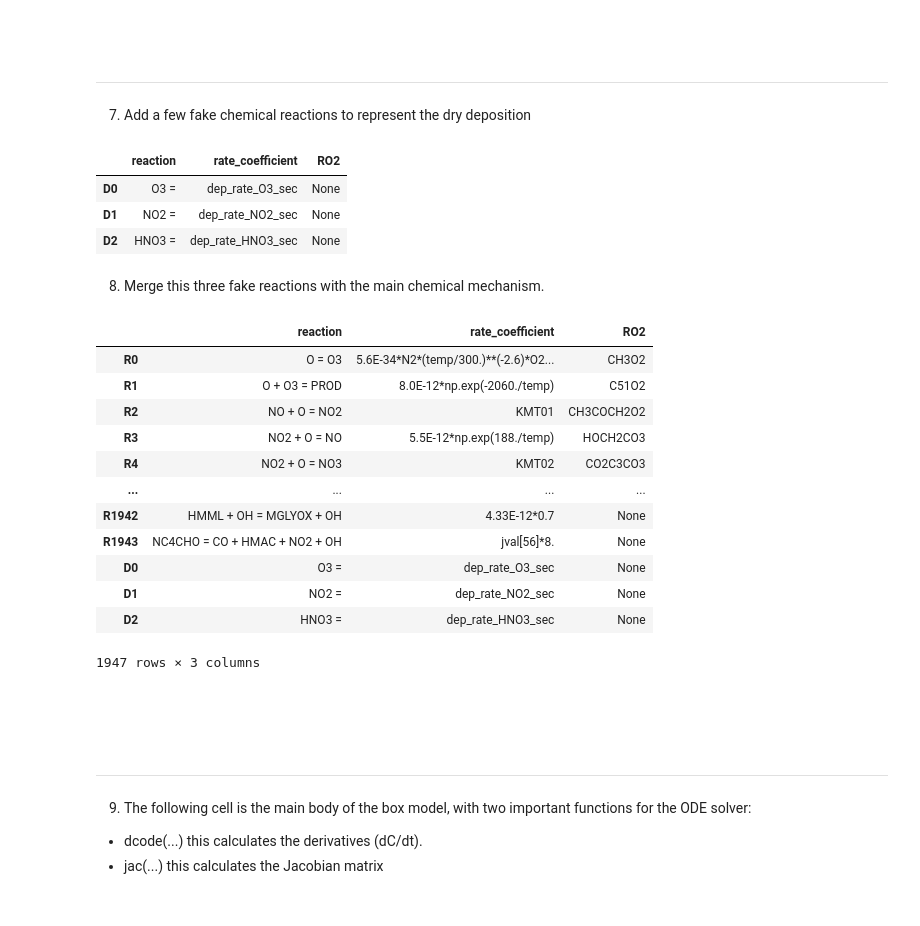
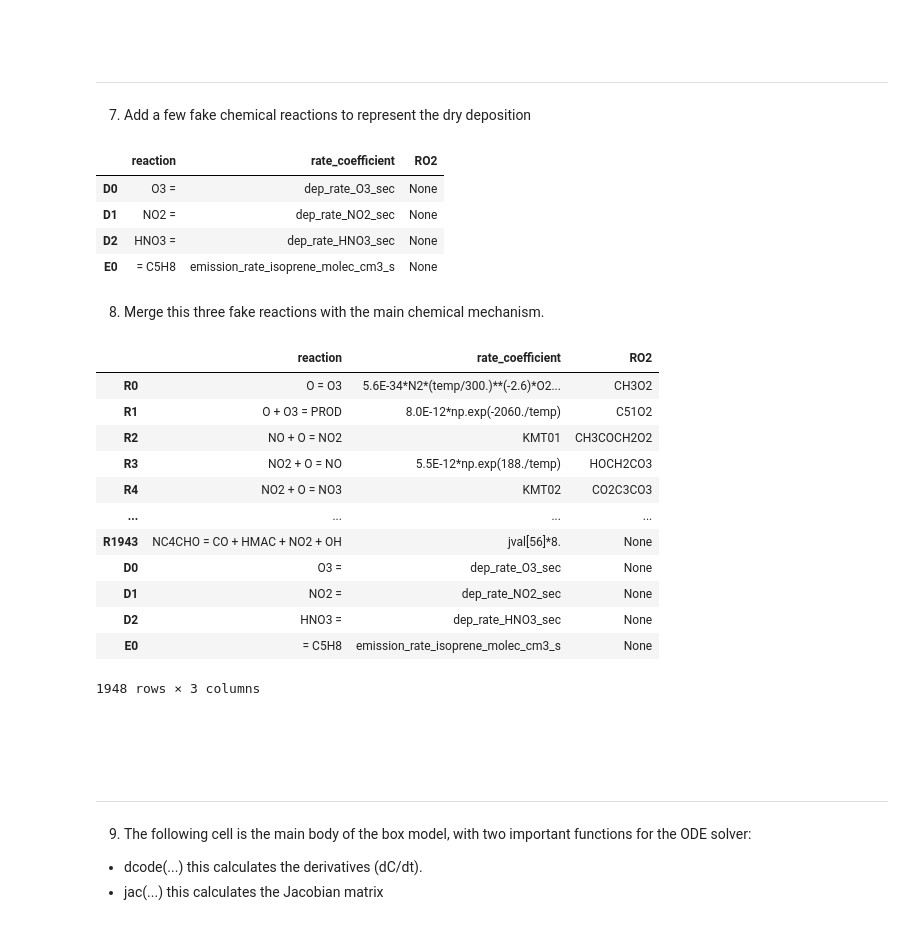
Before and after one commit to drpeppurr/yamcha, a Jupyter notebook: tutorial/YAMCHA_tutorial_ch4.ipynb, the cells around one changed output. Cells and saved outputs as stored; diff of their text form; code cells hidden in the pictures.

```diff
--- a/tutorial/YAMCHA_tutorial_ch4.ipynb
+++ b/tutorial/YAMCHA_tutorial_ch4.ipynb
@@ -556,16 +560,18 @@ plt.show()
 # %%
 ChemMech_dep = pd.DataFrame({'D0': ['O3 = ',  'dep_rate_O3_sec', None],
                              'D1': ['NO2 = ', 'dep_rate_NO2_sec', None],
                              'D2': ['HNO3 = ', 'dep_rate_HNO3_sec', None],
+                             'E0': [' = C5H8', 'emission_rate_isoprene_molec_cm3_s', None],
                              })
 ChemMech_dep.index = ['reaction', 'rate_coefficient', 'RO2']
 
 ChemMech_dep.T
 # %% [output]
 |  | reaction | rate_coefficient | RO2 |
 | D0 | O3 = | dep_rate_O3_sec | None |
 | D1 | NO2 = | dep_rate_NO2_sec | None |
 | D2 | HNO3 = | dep_rate_HNO3_sec | None |
+| E0 | = C5H8 | emission_rate_isoprene_molec_cm3_s | None |
 # %% [markdown]
 8. Merge this three fake reactions with the main chemical mechanism.
 # %%
@@ -579,12 +585,12 @@ ChemMech_merge.T
 | R3 | NO2 + O = NO | 5.5E-12*np.exp(188./temp) | HOCH2CO3 |
 | R4 | NO2 + O = NO3 | KMT02 | CO2C3CO3 |
 | ... | ... | ... | ... |
-| R1942 | HMML + OH = MGLYOX + OH | 4.33E-12*0.7 | None |
 | R1943 | NC4CHO = CO + HMAC + NO2 + OH | jval[56]*8. | None |
 | D0 | O3 = | dep_rate_O3_sec | None |
 | D1 | NO2 = | dep_rate_NO2_sec | None |
 | D2 | HNO3 = | dep_rate_HNO3_sec | None |
+| E0 | = C5H8 | emission_rate_isoprene_molec_cm3_s | None |
-1947 rows × 3 columns
+1948 rows × 3 columns
 # %% [markdown]
 <br>
 <br>
```
Also changed, not shown: parts of 2 cells of this notebook, 6 other files.
